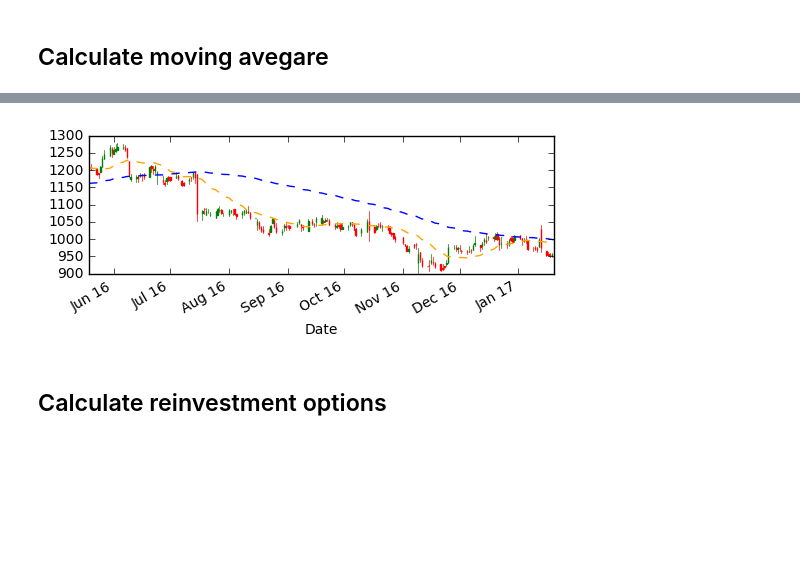
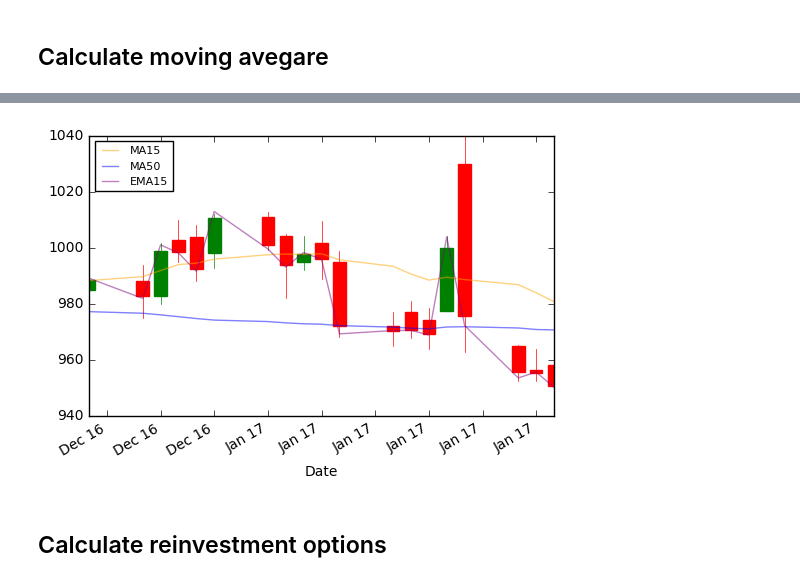
Before and after one commit to avikdatta/ipython_notebook_backup, a Jupyter notebook: Finance/Moving_average_calculation.ipynb, the cells around one changed output, grey strips where cells are left out. Saved outputs shown, nothing was run; the diff lists cells and outputs as text; code cells hidden in the pictures; blank space fills up the shorter version.

Commit message:
added ema15 plot

```diff
--- a/Finance/Moving_average_calculation.ipynb
+++ b/Finance/Moving_average_calculation.ipynb
@@ -23,0 +36,6 @@ g1=pd.concat([g1, pd.Series(d5.mean(), name='MA20'),pd.Series(d20.mean(),name='M
+# %%
+sf=2/(15+1)
+for index, val in enumerate(g1['EMA15']):
+    if val == '':
+        ema_val=(g1.at[index, 'Adj Close'] - g1.at[index-1, 'EMA15']) * sf + g1.at[index,'Adj Close']
+        g1=g1.set_value(index, 'EMA15', ema_val)
@@ -47,18 +71,23 @@ memory usage: 13.8 KB
+# %%
+g1=g1.set_index('Date')
 # %%
-g1['Dates']=mdates.date2num(g1.index.to_pydatetime())
+g1['Dates']=date2num(g1.index.to_pydatetime())
 # %%
-dataAr=[tuple(x) for x in g1[['Dates','Open','High','Low','Close', 'Volume']].to_records(index=False)]
+g1=g1[-20:-1]
+dataAr=[tuple(x) for x in g1[['Dates','Open','High','Low','Adj Close']].to_records(index=False)]
 # %%
 fig,ax=plt.subplots()
-ax = plt.subplot2grid((12, 6), (0, 0), rowspan = 6, colspan = 6, axisbg = 'white')
 ax.xaxis_date()
 ax.xaxis.set_major_formatter(date_format)
-mlp=candlestick_ohlc(ax, dataAr, width=0.2, colorup='g', colordown='r' )
-g1.MA20.plot(style='--',color='orange')
-g1.MA100.plot(style='--', color='blue')
+mlp=candlestick_ohlc(ax, dataAr, width=0.7, colorup='g', colordown='r' )
+g1.MA15.plot(style='-', alpha=0.5, color='orange', label='MA15')
+g1.MA50.plot(style='-', alpha=0.5, color='blue', label='MA50')
+g1.EMA15.plot(style='-', alpha=0.5, color='purple', label='EMA15')
+handles, labels = ax.get_legend_handles_labels()
+ax.legend(handles, labels, loc='best', fontsize=8)
 plt.show()
 # %% [output]
-[figure, old version]
+[figure, new version]
 # %% [markdown]
 ## Calculate reinvestment options
 # %%
```
Also changed, not shown: parts of 10 cells of this notebook.
